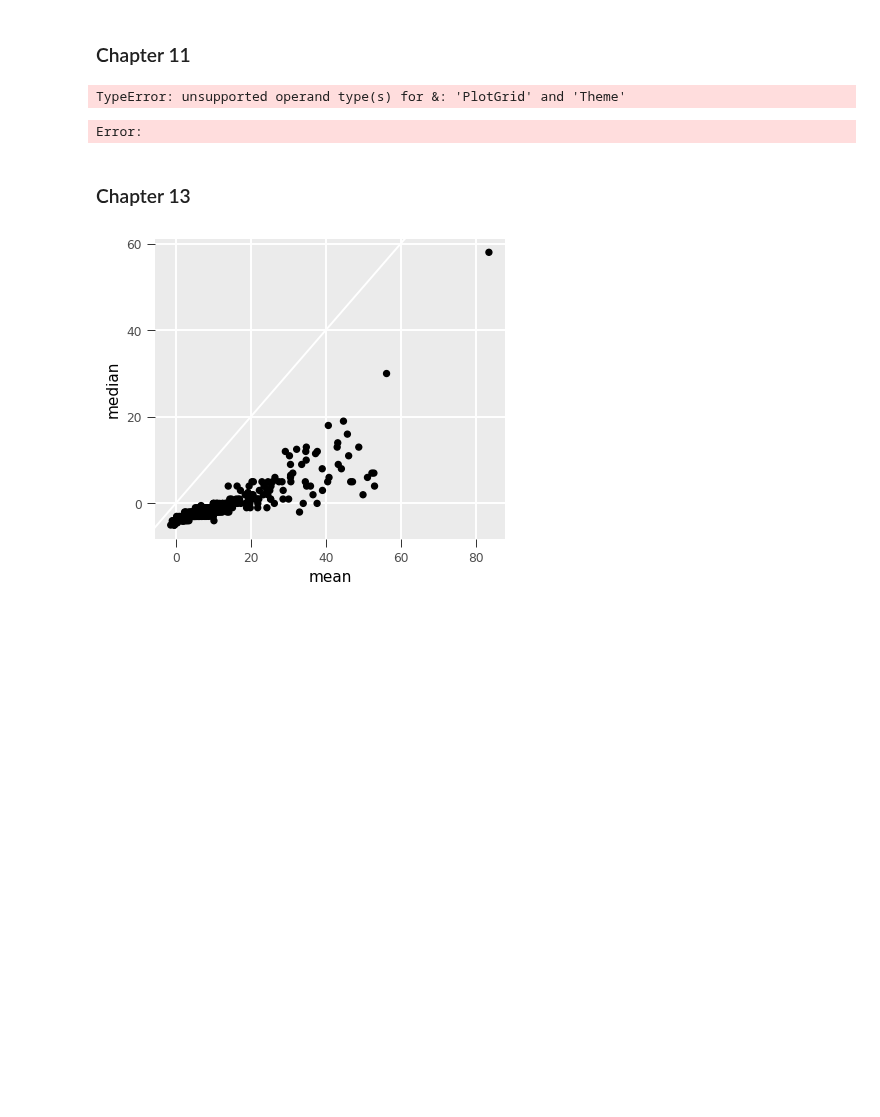
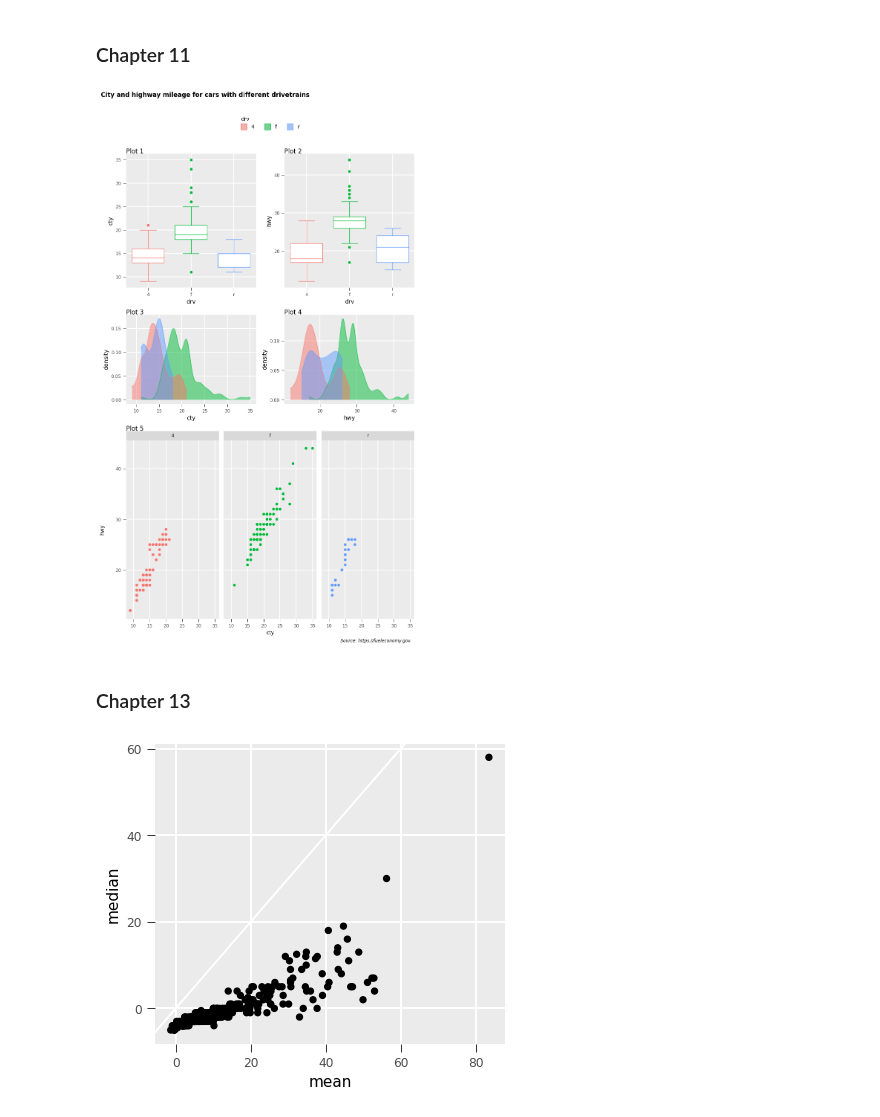
Before and after one commit to huangziwei/hea, a Jupyter notebook: example/books/dataframe.ipynb, the cells around one changed output. Saved outputs shown, nothing was run; the diff lists cells and outputs as text; code cells hidden in the pictures; blank space fills up the shorter version.

Commit message:
change: more ggplot defaults

```diff
--- a/example/books/dataframe.ipynb
+++ b/example/books/dataframe.ipynb
@@ -1267,21 +1267,23 @@ p1 | p2
 # %% [markdown]
 ### Chapter 11
 # %%
-from hea.ggplot import plot_annotation, plot_layout
+from hea.ggplot import plot_annotation, plot_layout, guide_area, theme
 
 p1 = mpg.ggplot(aes(x = "drv", y = "cty", color = "drv")).geom_boxplot(show_legend = False).labs(title = "Plot 1")
 p2 = mpg.ggplot(aes(x = "drv", y = "hwy", color = "drv")).geom_boxplot(show_legend = False).labs(title = "Plot 2")
 p3 = mpg.ggplot(aes(x = "cty", color = "drv", fill = "drv")).geom_density(alpha = 0.5).labs(title = "Plot 3")
 p4 = mpg.ggplot(aes(x = "hwy", color = "drv", fill = "drv")).geom_density(alpha = 0.5).labs(title = "Plot 4")
 p5 = mpg.ggplot(aes(x = "cty", y = "hwy", color = "drv")).geom_point(show_legend = False).facet_wrap("~drv").labs(title = "Plot 5")
 
-((p1 +p2) / (p3 + p4) / p5) + plot_annotation(
+(guide_area() / (p1 +p2) / (p3 + p4) / p5) + plot_annotation(
     title = "City and highway mileage for cars with different drivetrains",
     caption = "Source: https://fueleconomy.gov."
-)
+) + plot_layout(
+    guides = "collect",
+    heights = [1, 3, 2, 4],
+) & theme(legend_position = "top")
 # %% [output]
-TypeError: unsupported operand type(s) for &: 'PlotGrid' and 'Theme'
-Error:
+[figure, added]
 # %% [markdown]
 ### Chapter 13
 # %%
```
Also changed, not shown: parts of 11 cells of this notebook, 4 other files.
